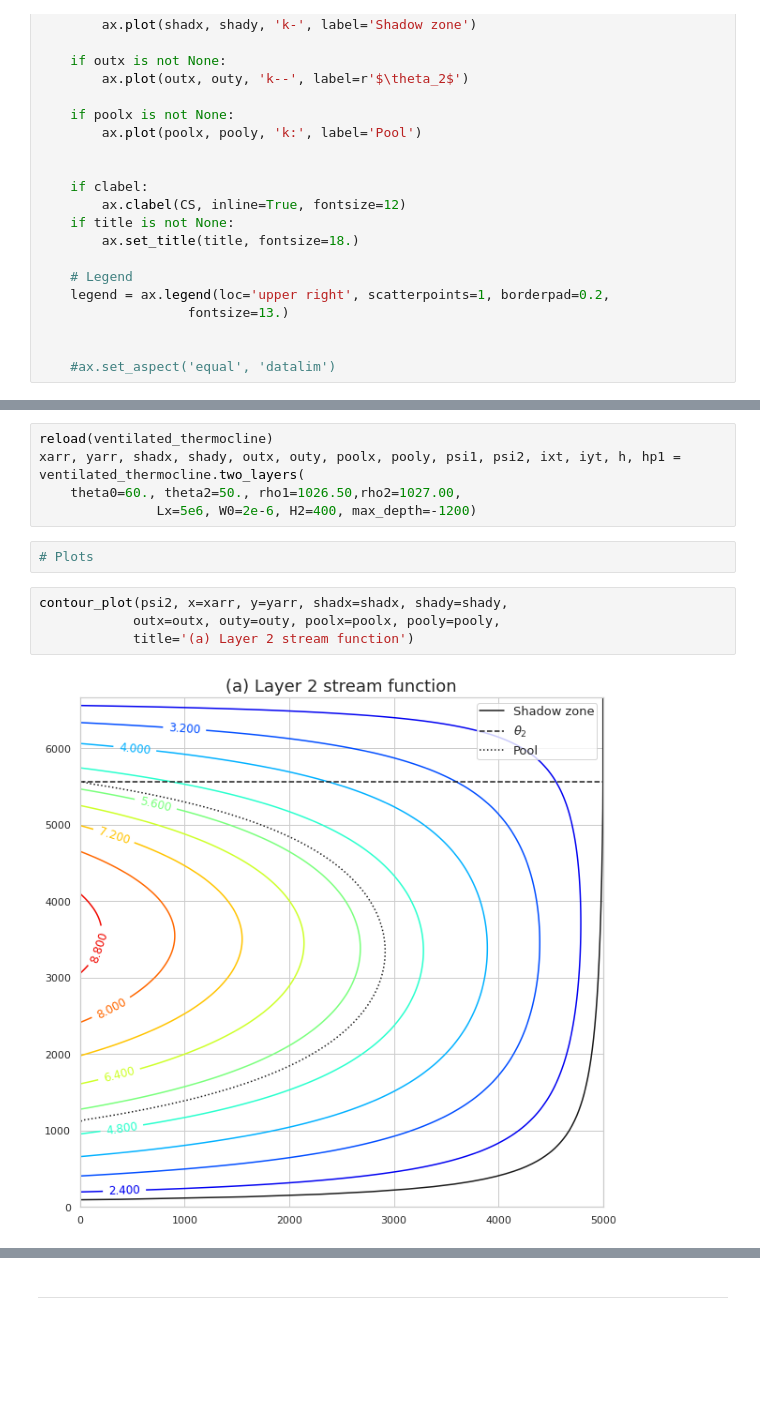
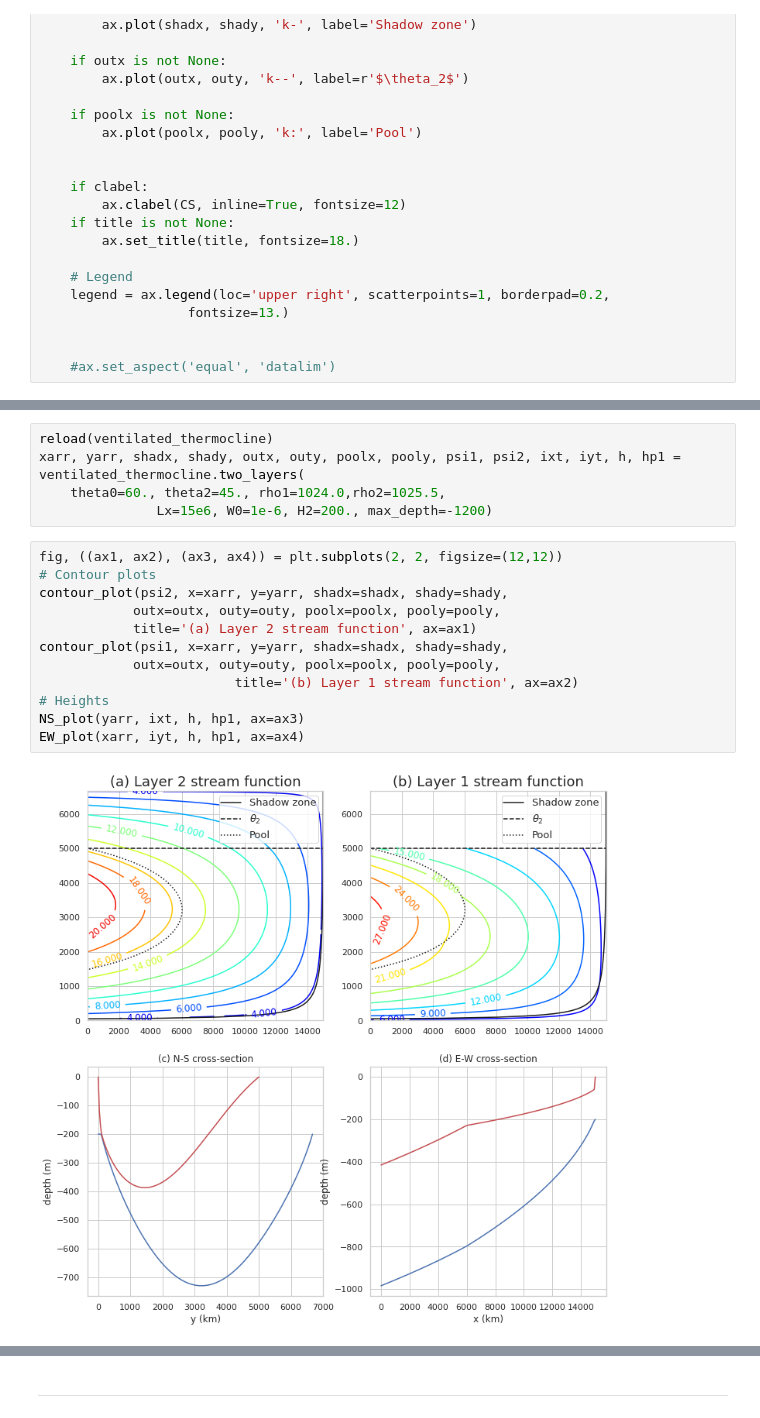
Before and after one commit to profxj/ocea200, a Jupyter notebook: OCEA-201/hw/5/Homework5.ipynb, the cells around one changed output, grey strips where cells are left out. Cells and saved outputs as stored; diff of their text form; blank space fills up the shorter version.

```diff
--- a/OCEA-201/hw/5/Homework5.ipynb
+++ b/OCEA-201/hw/5/Homework5.ipynb
@@ -89,13 +124,19 @@ def EW_plot(xarr, iyt, h, hp1, ax=None):
 # %%
 reload(ventilated_thermocline)
 xarr, yarr, shadx, shady, outx, outy, poolx, pooly, psi1, psi2, ixt, iyt, h, hp1 = ventilated_thermocline.two_layers(
-    theta0=60., theta2=50., rho1=1026.50,rho2=1027.00,
-               Lx=5e6, W0=2e-6, H2=400, max_depth=-1200)
+    theta0=60., theta2=45., rho1=1024.0,rho2=1025.5,
+               Lx=15e6, W0=1e-6, H2=200., max_depth=-1200)
-# %%
-# Plots
-# %%
-contour_plot(psi2, x=xarr, y=yarr, shadx=shadx, shady=shady,
-            outx=outx, outy=outy, poolx=poolx, pooly=pooly,
-            title='(a) Layer 2 stream function')
-# %% [output]
-[figure, removed]
+# %%
+fig, ((ax1, ax2), (ax3, ax4)) = plt.subplots(2, 2, figsize=(12,12))
+# Contour plots
+contour_plot(psi2, x=xarr, y=yarr, shadx=shadx, shady=shady,
+            outx=outx, outy=outy, poolx=poolx, pooly=pooly,
+            title='(a) Layer 2 stream function', ax=ax1)
+contour_plot(psi1, x=xarr, y=yarr, shadx=shadx, shady=shady,
+            outx=outx, outy=outy, poolx=poolx, pooly=pooly,
+                         title='(b) Layer 1 stream function', ax=ax2)
+# Heights
+NS_plot(yarr, ixt, h, hp1, ax=ax3)
+EW_plot(xarr, iyt, h, hp1, ax=ax4)
+# %% [output]
+[figure, added]
```
Also changed, not shown: parts of 23 cells of this notebook.
